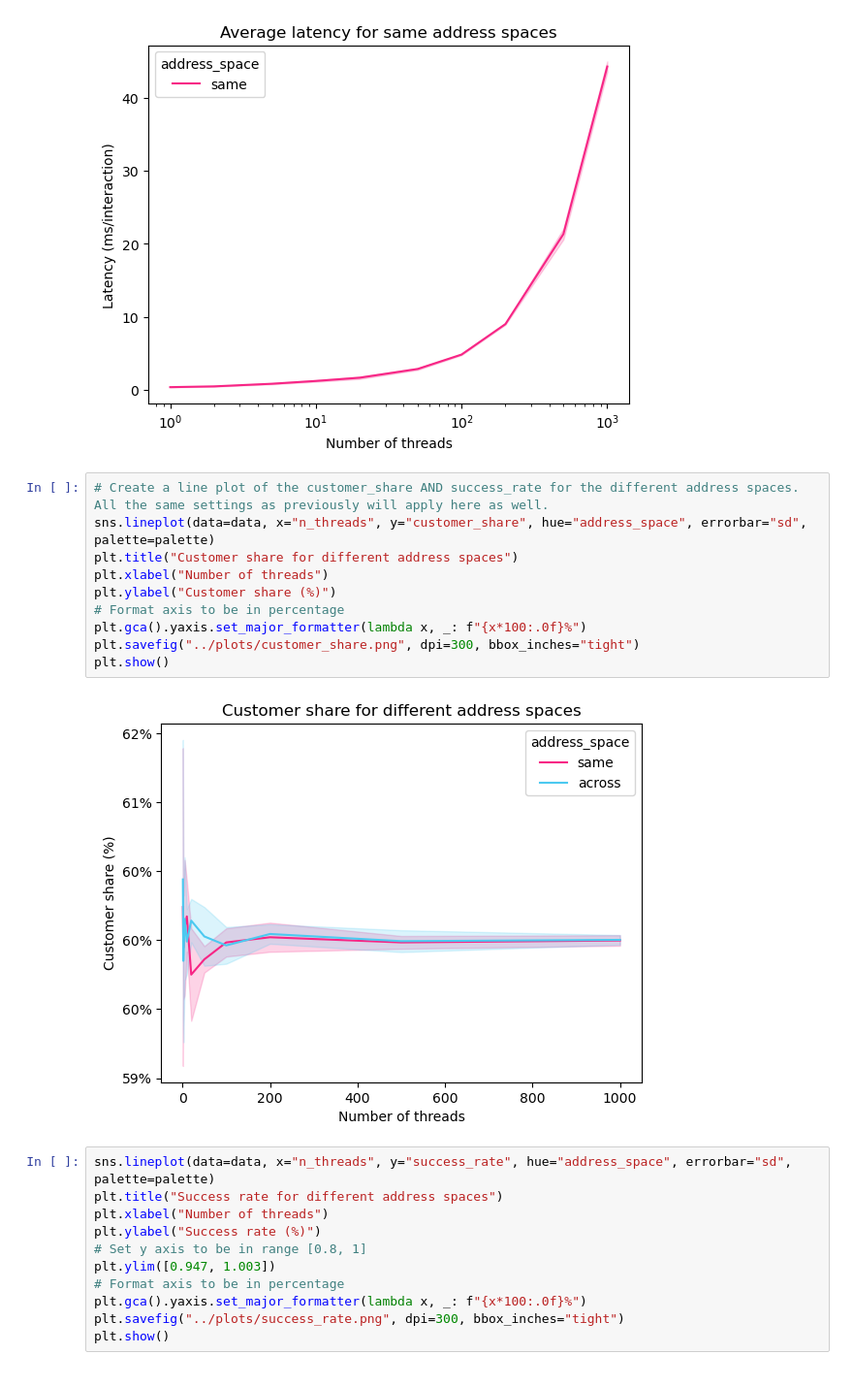
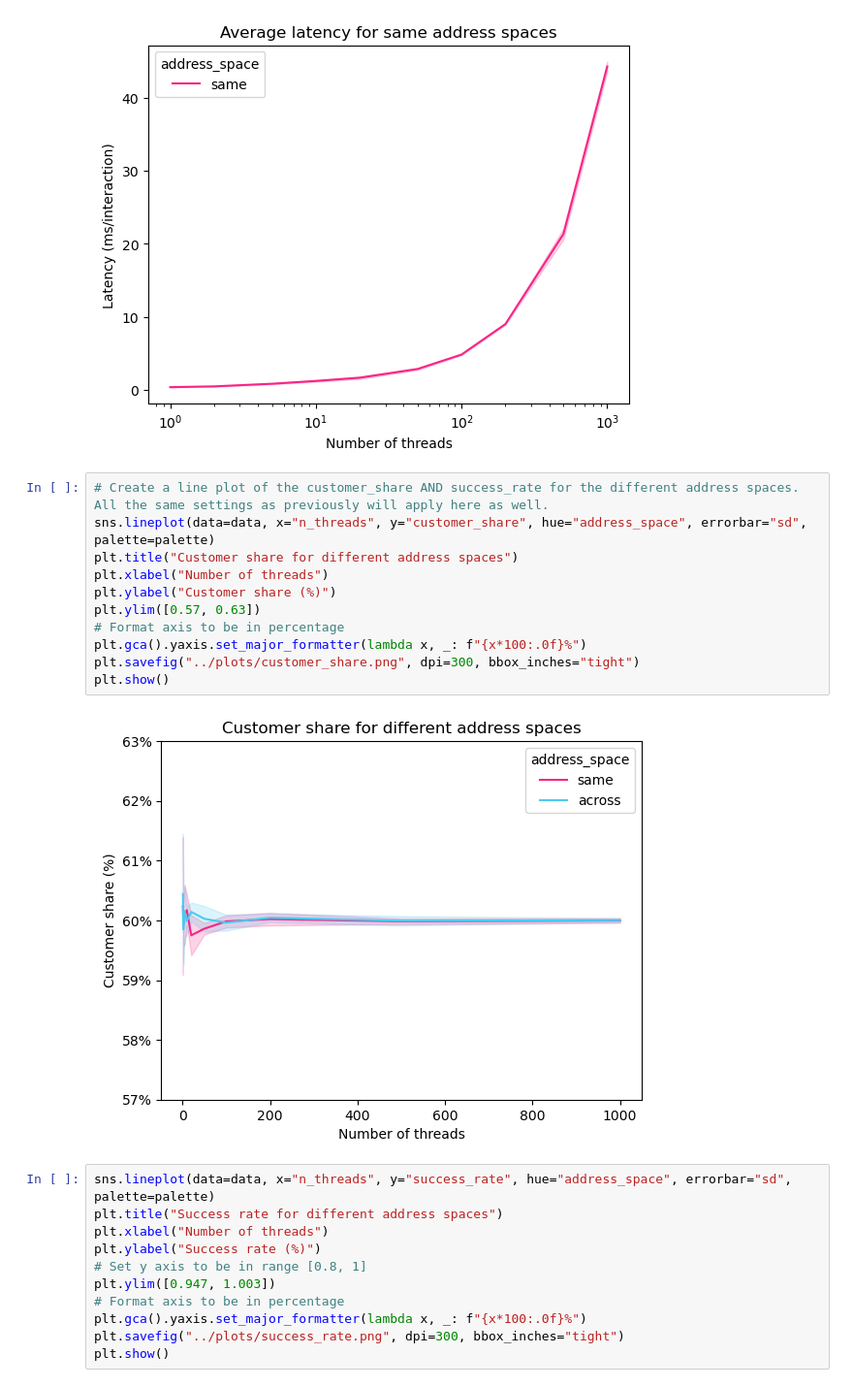
Before and after one commit to Pallisaard/my-ordinary-ACS, a Jupyter notebook: Assignment 5/report/data/data.ipynb, the cells around one changed output. Shown: that part at 97% size. Saved outputs shown, nothing was run; the diff lists cells and outputs as text.

```diff
--- a/Assignment 5/report/data/data.ipynb
+++ b/Assignment 5/report/data/data.ipynb
@@ -86,15 +86,16 @@ plt.show()
 # %%
 # Create a line plot of the customer_share AND success_rate for the different address spaces. All the same settings as previously will apply here as well.
 sns.lineplot(data=data, x="n_threads", y="customer_share", hue="address_space", errorbar="sd", palette=palette)
 plt.title("Customer share for different address spaces")
 plt.xlabel("Number of threads")
 plt.ylabel("Customer share (%)")
+plt.ylim([0.57, 0.63])
 # Format axis to be in percentage
 plt.gca().yaxis.set_major_formatter(lambda x, _: f"{x*100:.0f}%")
 plt.savefig("../plots/customer_share.png", dpi=300, bbox_inches="tight")
 plt.show()
 # %% [output]
-[figure, old version]
+[figure, new version]
 # %%
 sns.lineplot(data=data, x="n_threads", y="success_rate", hue="address_space", errorbar="sd", palette=palette)
 plt.title("Success rate for different address spaces")
```
Also changed, not shown: 4 other files.
